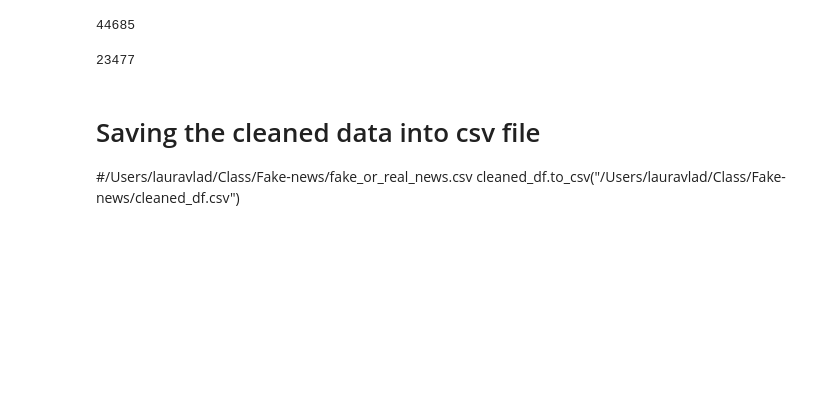
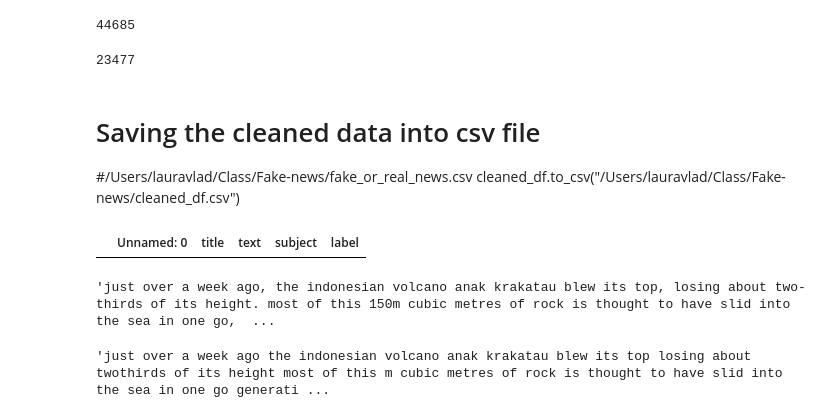
Before and after one commit to visaldom/Fake-news, a Jupyter notebook: dataset_analysis.ipynb, the cells around one changed output. Drawn from its saved outputs; the diff is of its cells as text; code cells hidden in the pictures; blank space fills up the shorter version.

```diff
--- a/dataset_analysis.ipynb
+++ b/dataset_analysis.ipynb
@@ -463,6 +522,0 @@ df_guardian.head(2)
-# %%
-df_guardian = df_guardian[['title', 'subject', 'text']]
-# %%
-df_guardian['label'] = 'true'
-# %%
-df_guardian.columns = ['title', 'subject', 'text', 'label']
@@ -498,0 +523,8 @@ df_action.columns = [x[0] for x in cur.description]
+# %%
+#create a label column.
+df_guardian['label'] = 'True'
+# %%
+duplicateRowsData = df_guardian[df_guardian.duplicated()]
+duplicateRowsData
+# %% [output]
+|  | Unnamed: 0 | title | text | subject | label |
@@ -498,0 +538,12 @@ df_action.columns = [x[0] for x in cur.description]
+# %%
+#create a new column 'Clean text' and lower cases.
+df_guardian['Clean_text'] = df_guardian['text'].apply(lambda txt: txt.lower())
+df_guardian.Clean_text[0]
+# %% [output]
+'just over a week ago, the indonesian volcano anak krakatau blew its top, losing about two-thirds of its height. most of this 150m cubic metres of rock is thought to have slid into the sea in one go,  ...
+# %%
+#remove special characters
+df_guardian['Clean_text'] = df_guardian['Clean_text'].str.replace("[^a-zA-Z' ]","")
+df_guardian.Clean_text[0]
+# %% [output]
+'just over a week ago the indonesian volcano anak krakatau blew its top losing about twothirds of its height most of this m cubic metres of rock is thought to have slid into the sea in one go generati ...
```
Also changed, not shown: parts of 39 cells of this notebook, 3 other files.
